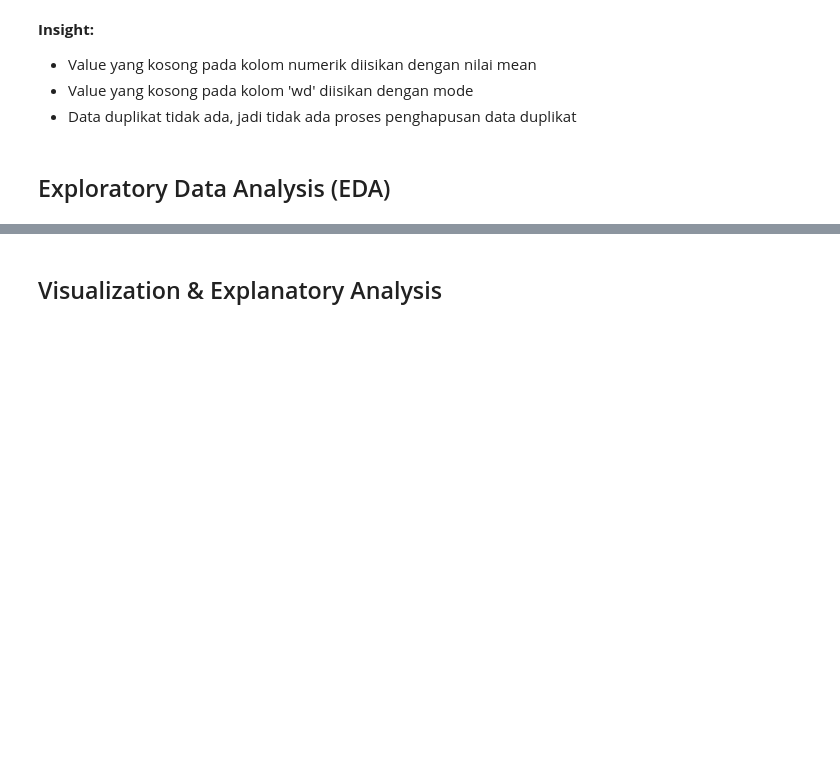
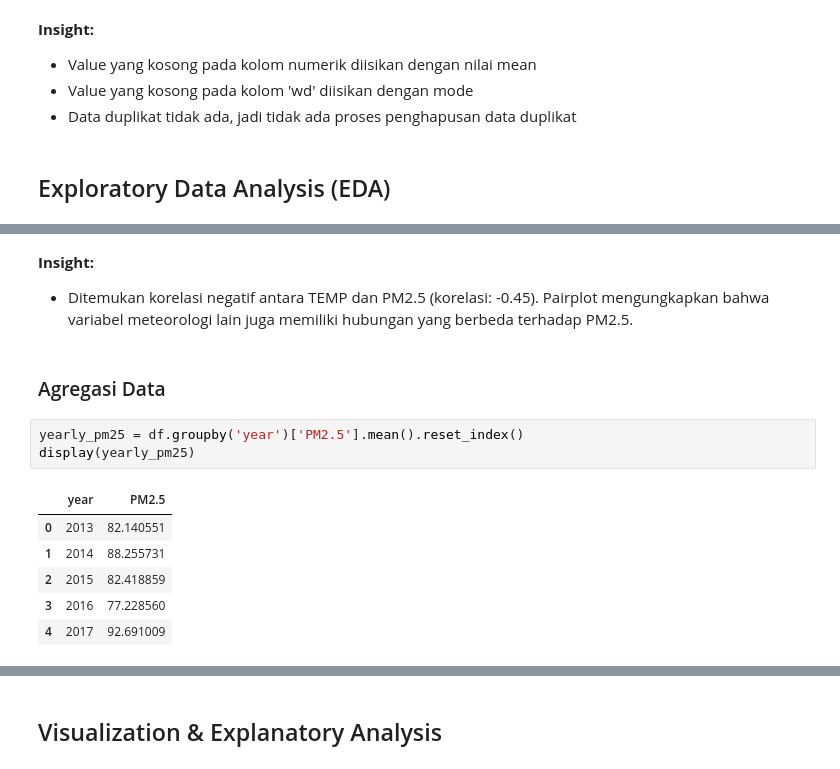
Before and after one commit to KyzutoGH/Proyek-Akhir-Dicoding---Belajar-Analisis-Data-dengan-Python, a Jupyter notebook: notebook.ipynb, the cells around one changed output, grey strips where cells are left out. Cells and saved outputs as stored; diff of their text form; blank space fills up the shorter version.

```diff
--- a/notebook.ipynb
+++ b/notebook.ipynb
@@ -110,0 +117,15 @@ plt.show()
+# %% [markdown]
+**Insight:**
+- Ditemukan korelasi negatif antara TEMP dan PM2.5 (korelasi: -0.45). Pairplot mengungkapkan bahwa variabel meteorologi lain juga memiliki hubungan yang berbeda terhadap PM2.5.
+# %% [markdown]
+### Agregasi Data
+# %%
+yearly_pm25 = df.groupby('year')['PM2.5'].mean().reset_index()
+display(yearly_pm25)
+# %% [output]
+|  | year | PM2.5 |
+| 0 | 2013 | 82.140551 |
+| 1 | 2014 | 88.255731 |
+| 2 | 2015 | 82.418859 |
+| 3 | 2016 | 77.228560 |
+| 4 | 2017 | 92.691009 |
```
Also changed, not shown: parts of 10 cells of this notebook, 2 other files.
